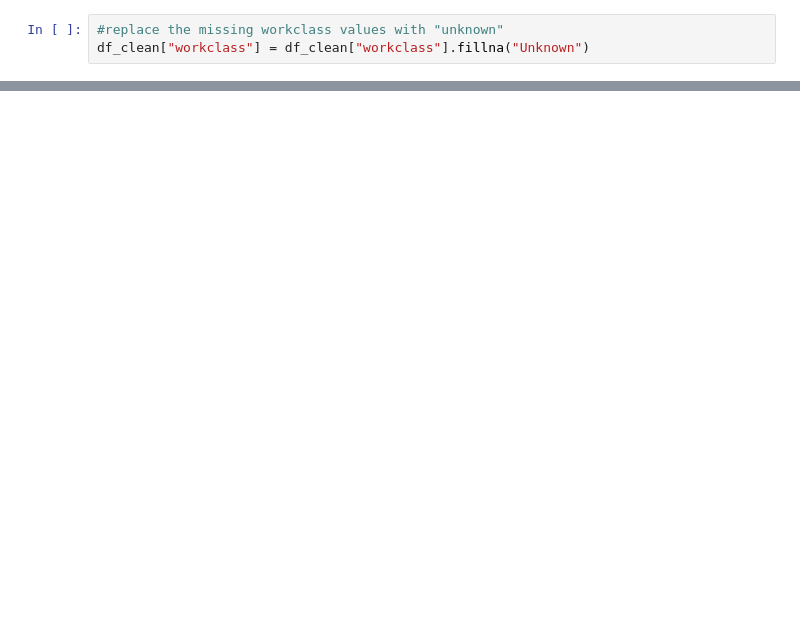
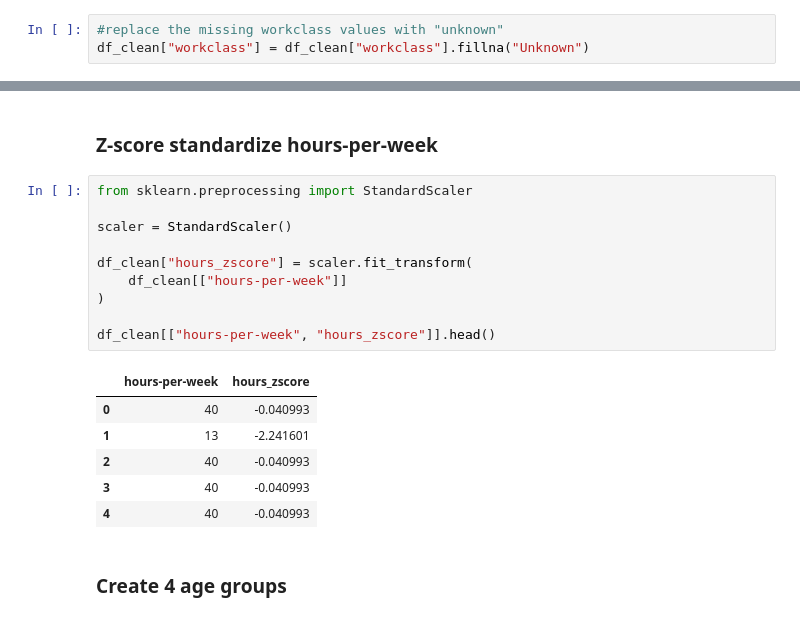
Before and after one commit to andreirotaruu/ML, a Jupyter notebook: ml_class/assignment_two.ipynb, the cells around one changed output, grey strips where cells are left out. Drawn from its saved outputs; the diff is of its cells as text; blank space fills up the shorter version.

```diff
--- a/ml_class/assignment_two.ipynb
+++ b/ml_class/assignment_two.ipynb
@@ -177,0 +234,21 @@ df_clean["workclass"] = df_clean["workclass"].fillna("Unknown")
+# %% [markdown]
+### Z-score standardize hours-per-week
+# %%
+from sklearn.preprocessing import StandardScaler
+
+scaler = StandardScaler()
+
+df_clean["hours_zscore"] = scaler.fit_transform(
+    df_clean[["hours-per-week"]]
+)
+
+df_clean[["hours-per-week", "hours_zscore"]].head()
+# %% [output]
+|  | hours-per-week | hours_zscore |
+| 0 | 40 | -0.040993 |
+| 1 | 13 | -2.241601 |
+| 2 | 40 | -0.040993 |
+| 3 | 40 | -0.040993 |
+| 4 | 40 | -0.040993 |
+# %% [markdown]
+### Create 4 age groups
```
Also changed, not shown: parts of 42 cells of this notebook.
